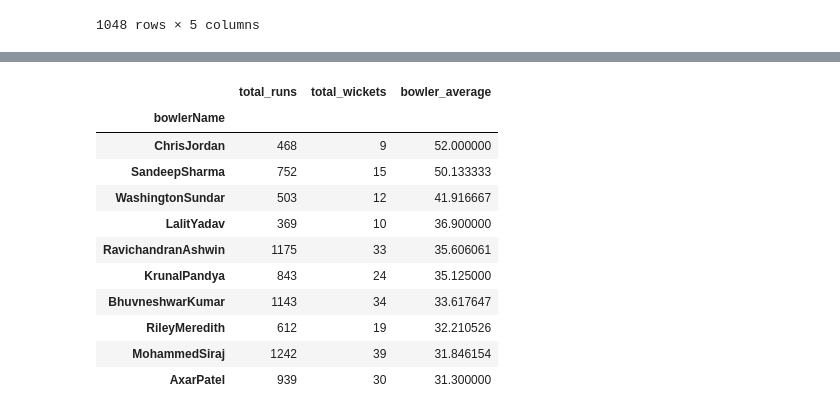
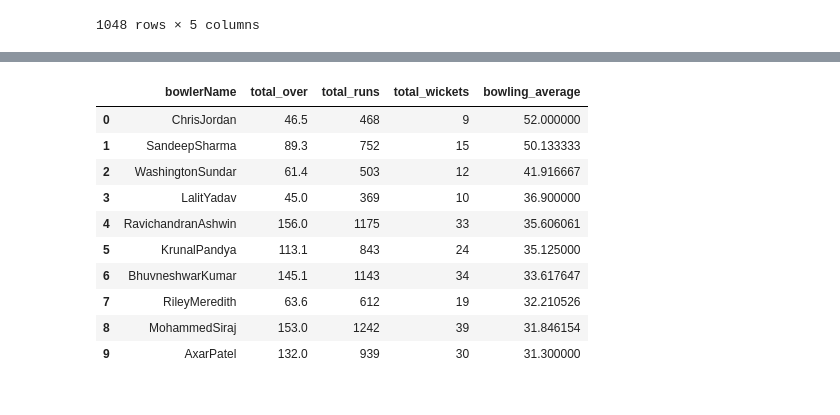
Before and after one commit to sourabhms66/ipl_2024, a Jupyter notebook: codes.ipynb, the cells around one changed output, grey strips where cells are left out. Cells and saved outputs as stored; diff of their text form; code cells hidden in the pictures.

```diff
--- a/codes.ipynb
+++ b/codes.ipynb
@@ -613,7 +646,8 @@ bowler_stats_average.groupby('bowlerName').agg(
 # %%
 bowler_stats_average = bowler_stats_average.groupby('bowlerName').agg(
+    total_over = ('overs','sum'),
     total_runs = ('runs','sum'),
     total_wickets = ('wickets','sum')
 )
 # %%
-bowler_stats_average['bowler_average'] = bowler_stats_average['total_runs']/bowler_stats_average['total_wickets']
+bowler_stats_average['bowling_average'] = bowler_stats_average['total_runs']/bowler_stats_average['total_wickets']
@@ -620,15 +675,14 @@ bowler_stats_average['bowler_average'] = bowler_stats_average['total_runs']/bowl
 # %%
-bowler_stats_average.sort_values(by='bowler_average',ascending=False).head(10)
+bowler_stats_average.sort_values(by='bowling_average',ascending=False).head(10).reset_index()
 # %% [output]
-|  | total_runs | total_wickets | bowler_average |
-| bowlerName |  |  |  |
-| ChrisJordan | 468 | 9 | 52.000000 |
-| SandeepSharma | 752 | 15 | 50.133333 |
-| WashingtonSundar | 503 | 12 | 41.916667 |
-| LalitYadav | 369 | 10 | 36.900000 |
-| RavichandranAshwin | 1175 | 33 | 35.606061 |
-| KrunalPandya | 843 | 24 | 35.125000 |
-| BhuvneshwarKumar | 1143 | 34 | 33.617647 |
-| RileyMeredith | 612 | 19 | 32.210526 |
-| MohammedSiraj | 1242 | 39 | 31.846154 |
-| AxarPatel | 939 | 30 | 31.300000 |
+|  | bowlerName | total_over | total_runs | total_wickets | bowling_average |
+| 0 | ChrisJordan | 46.5 | 468 | 9 | 52.000000 |
+| 1 | SandeepSharma | 89.3 | 752 | 15 | 50.133333 |
+| 2 | WashingtonSundar | 61.4 | 503 | 12 | 41.916667 |
+| 3 | LalitYadav | 45.0 | 369 | 10 | 36.900000 |
+| 4 | RavichandranAshwin | 156.0 | 1175 | 33 | 35.606061 |
+| 5 | KrunalPandya | 113.1 | 843 | 24 | 35.125000 |
+| 6 | BhuvneshwarKumar | 145.1 | 1143 | 34 | 33.617647 |
+| 7 | RileyMeredith | 63.6 | 612 | 19 | 32.210526 |
+| 8 | MohammedSiraj | 153.0 | 1242 | 39 | 31.846154 |
+| 9 | AxarPatel | 132.0 | 939 | 30 | 31.300000 |
```
Also changed, not shown: parts of 7 cells of this notebook.
